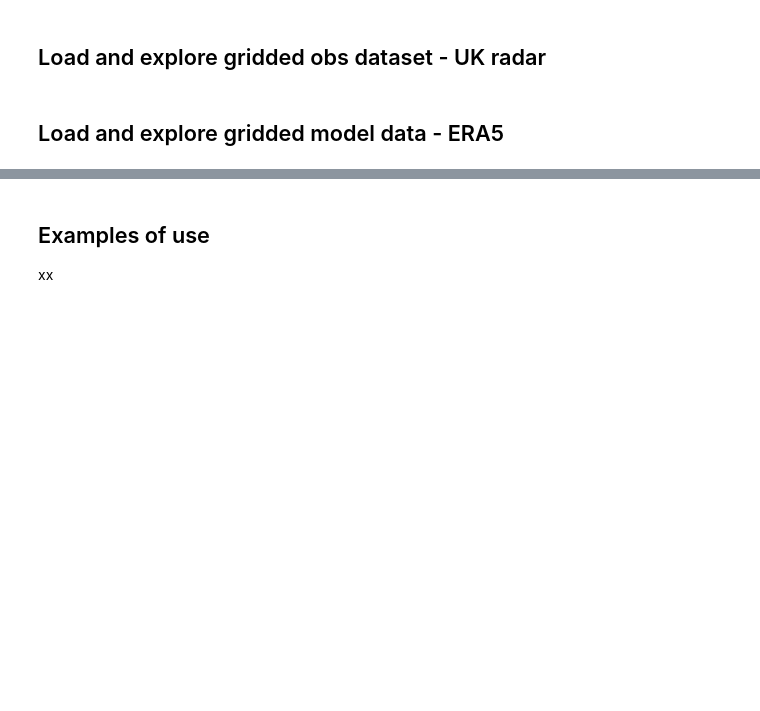
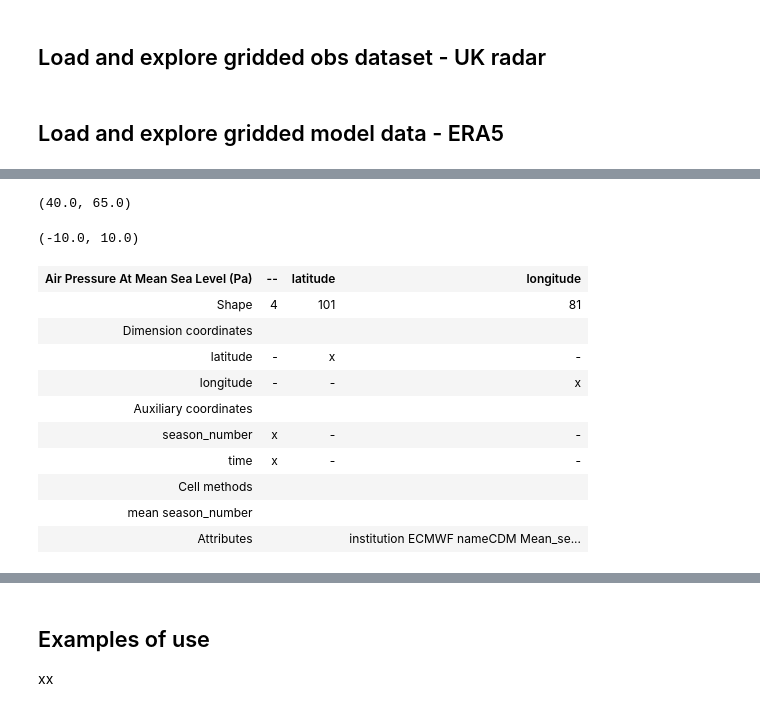
Before and after one commit to informatics-lab/ml_weather_tutorial, a Jupyter notebook: 01_data_exploration.ipynb, the cells around one changed output, grey strips where cells are left out. Saved outputs shown, nothing was run; the diff lists cells and outputs as text; code cells hidden in the pictures; blank space fills up the shorter version.

```diff
--- a/01_data_exploration.ipynb
+++ b/01_data_exploration.ipynb
@@ -321,0 +365,3 @@ Exploration of this data shows us that OpMets routinely overpredict rotor events
+# %%
+mslp_2020_cube = iris.cube.CubeList.concatenate_cube(cl1)
+mslp_2020_cube
@@ -321,0 +411,23 @@ Exploration of this data shows us that OpMets routinely overpredict rotor events
+# %%
+min(mslp_uk_2020_cube.coord('latitude').points), max(mslp_uk_2020_cube.coord('latitude').points)
+# %% [output]
+(40.0, 65.0)
+# %%
+min(mslp_uk_2020_cube.coord('longitude').points), max(mslp_uk_2020_cube.coord('longitude').points)
+# %% [output]
+(-10.0, 10.0)
+# %%
+mslp_uk_seasonal_mean = mslp_uk_2020_cube.aggregated_by(['season_number'],iris.analysis.MEAN)
+mslp_uk_seasonal_mean
+# %% [output]
+| Air Pressure At Mean Sea Level (Pa) | -- | latitude | longitude |
+| Shape | 4 | 101 | 81 |
+| Dimension coordinates |  |  |  |
+| latitude | - | x | - |
+| longitude | - | - | x |
+| Auxiliary coordinates |  |  |  |
+| season_number | x | - | - |
+| time | x | - | - |
+| Cell methods |  |  |  |
+| mean season_number |  |  |  |
+| Attributes |  |  | institution ECMWF nameCDM Mean_se... |
```
Also changed, not shown: parts of 29 cells of this notebook, 2 other files.
